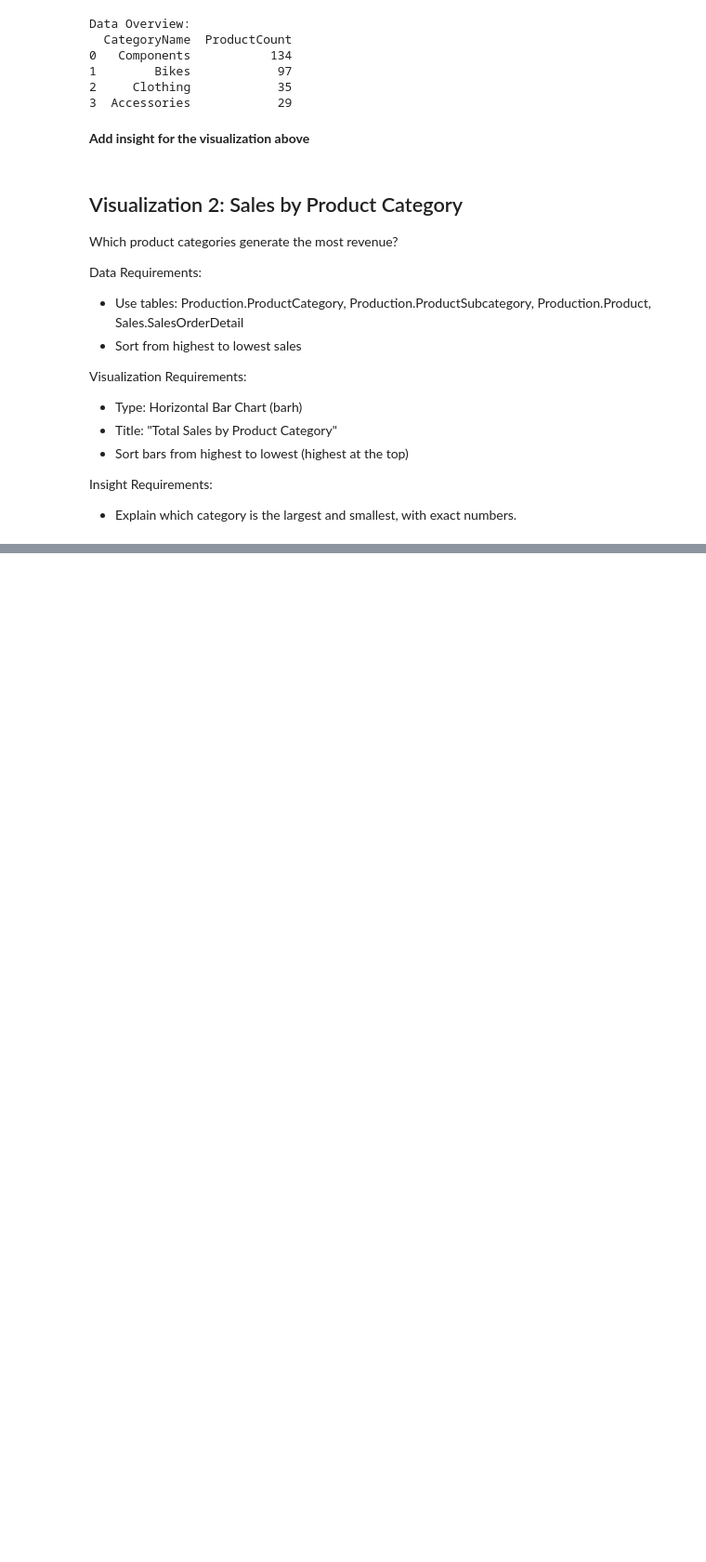
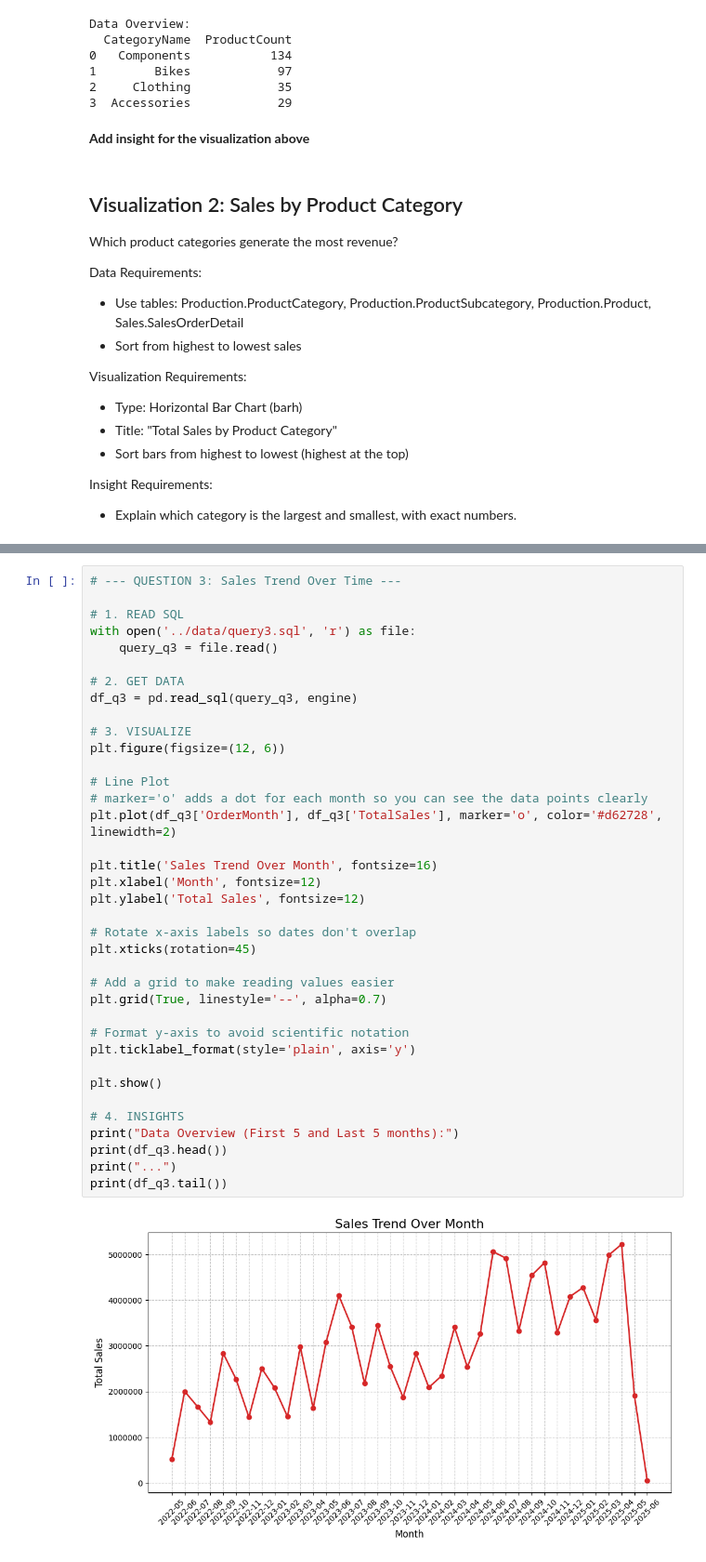
Before and after one commit to smkmrr/adventureworks-analysis, a Jupyter notebook: notebooks/analys.ipynb, the cells around one changed output, grey strips where cells are left out. Shown at 93% size. Saved outputs shown, nothing was run; the diff lists cells and outputs as text; blank space fills up the shorter version.

```diff
--- a/notebooks/analys.ipynb
+++ b/notebooks/analys.ipynb
@@ -122,0 +187,39 @@ Insight Requirements:
+# %%
+# --- QUESTION 3: Sales Trend Over Time ---
+
+# 1. READ SQL
+with open('../data/query3.sql', 'r') as file:
+    query_q3 = file.read()
+
+# 2. GET DATA
+df_q3 = pd.read_sql(query_q3, engine)
+
+# 3. VISUALIZE
+plt.figure(figsize=(12, 6))
+
+# Line Plot
+# marker='o' adds a dot for each month so you can see the data points clearly
+plt.plot(df_q3['OrderMonth'], df_q3['TotalSales'], marker='o', color='#d62728', linewidth=2)
+
+plt.title('Sales Trend Over Month', fontsize=16)
+plt.xlabel('Month', fontsize=12)
+plt.ylabel('Total Sales', fontsize=12)
+
+# Rotate x-axis labels so dates don't overlap
+plt.xticks(rotation=45)
+
+# Add a grid to make reading values easier
+plt.grid(True, linestyle='--', alpha=0.7)
+
+# Format y-axis to avoid scientific notation
+plt.ticklabel_format(style='plain', axis='y')
+
+plt.show()
+
+# 4. INSIGHTS
+print("Data Overview (First 5 and Last 5 months):")
+print(df_q3.head())
+print("...")
+print(df_q3.tail())
+# %% [output]
+[figure, added]
```
Also changed, not shown: parts of 9 cells of this notebook, 1 other file.
